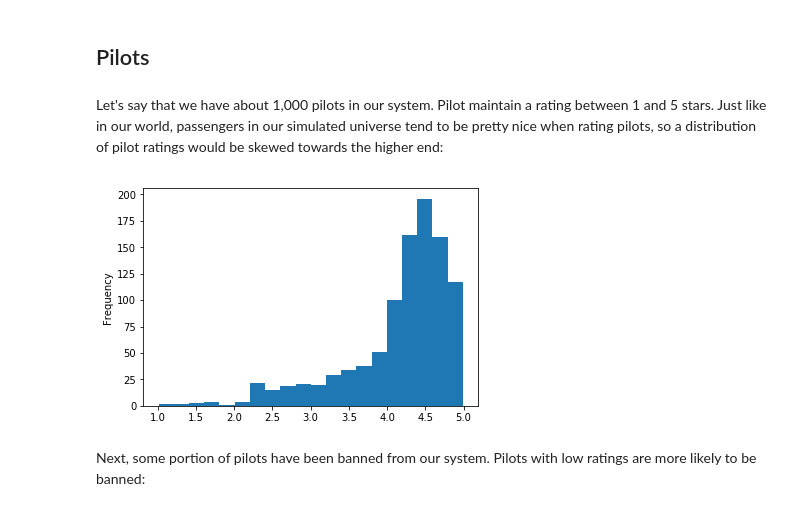
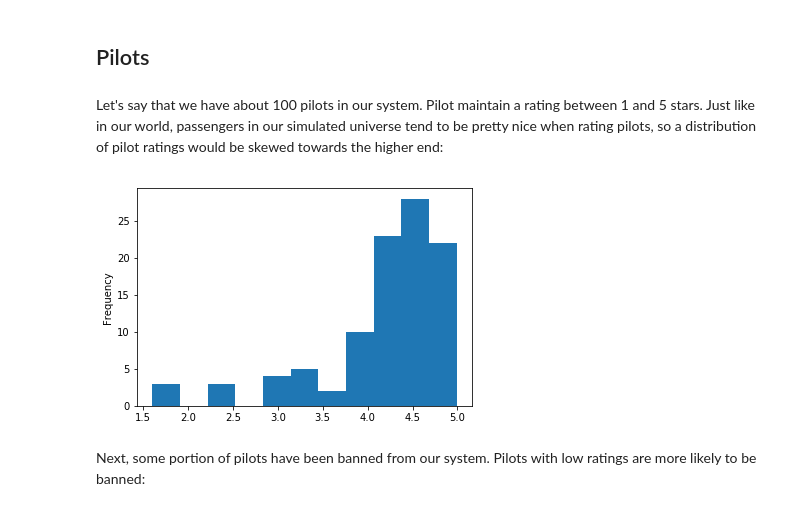
Before and after one commit to theianchan/data-notebooks, a Jupyter notebook: practice-marketplace-datasets.ipynb, the cells around one changed output. Drawn from its saved outputs; the diff is of its cells as text; code cells hidden in the pictures.

```diff
--- a/practice-marketplace-datasets.ipynb
+++ b/practice-marketplace-datasets.ipynb
@@ -86,22 +86,22 @@ df_planets
 # %% [markdown]
 ## Pilots
 # %% [markdown]
-Let's say that we have about 1,000 pilots in our system. Pilot maintain a rating between 1 and 5 stars. Just like in our world, passengers in our simulated universe tend to be pretty nice when rating pilots, so a distribution of pilot ratings would be skewed towards the higher end:
+Let's say that we have about 100 pilots in our system. Pilot maintain a rating between 1 and 5 stars. Just like in our world, passengers in our simulated universe tend to be pretty nice when rating pilots, so a distribution of pilot ratings would be skewed towards the higher end:
 # %%
 %matplotlib inline
 import numpy as np
 import scipy.stats as stats
 # %%
 pilot_ratings = np.concatenate((
-    stats.norm.rvs(loc=4.5, scale=0.3, size=700),
-    stats.skewnorm.rvs(a=-1, loc=4, scale=1, size=300)
+    stats.norm.rvs(loc=4.5, scale=0.3, size=70),
+    stats.skewnorm.rvs(a=-1, loc=4, scale=1, size=30)
 )).clip(0.01, 4.99)
 
 df_pilots = pd.DataFrame({"rating" : pilot_ratings}, index=[range(len(pilot_ratings))])
 # %%
-_ = df_pilots["rating"].plot(kind="hist", bins=20)
+_ = df_pilots["rating"].plot(kind="hist", bins=11)
 # %% [output]
-[figure, old version]
+[figure, new version]
 # %% [markdown]
 Next, some portion of pilots have been banned from our system. Pilots with low ratings are more likely to be banned:
 # %%
```
Also changed, not shown: parts of 39 cells of this notebook.
